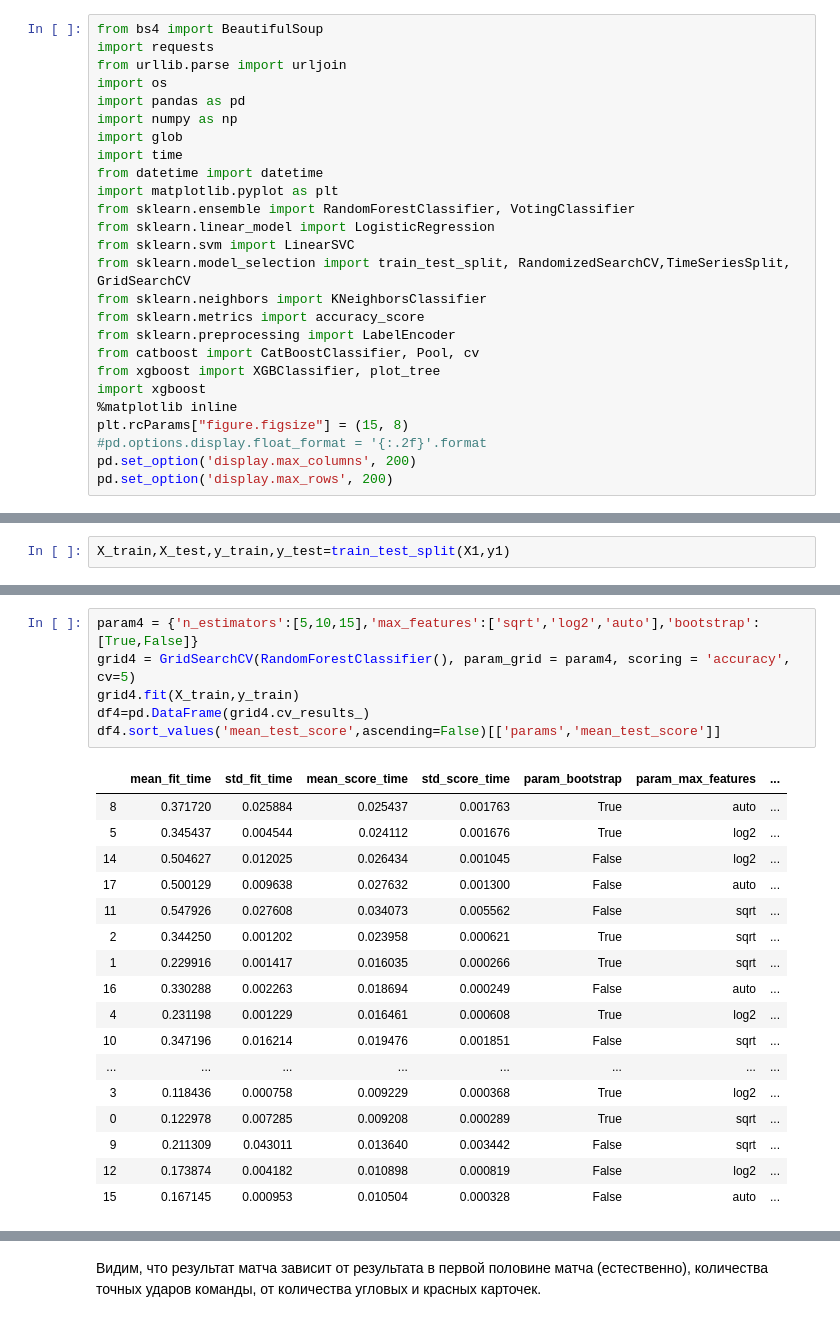
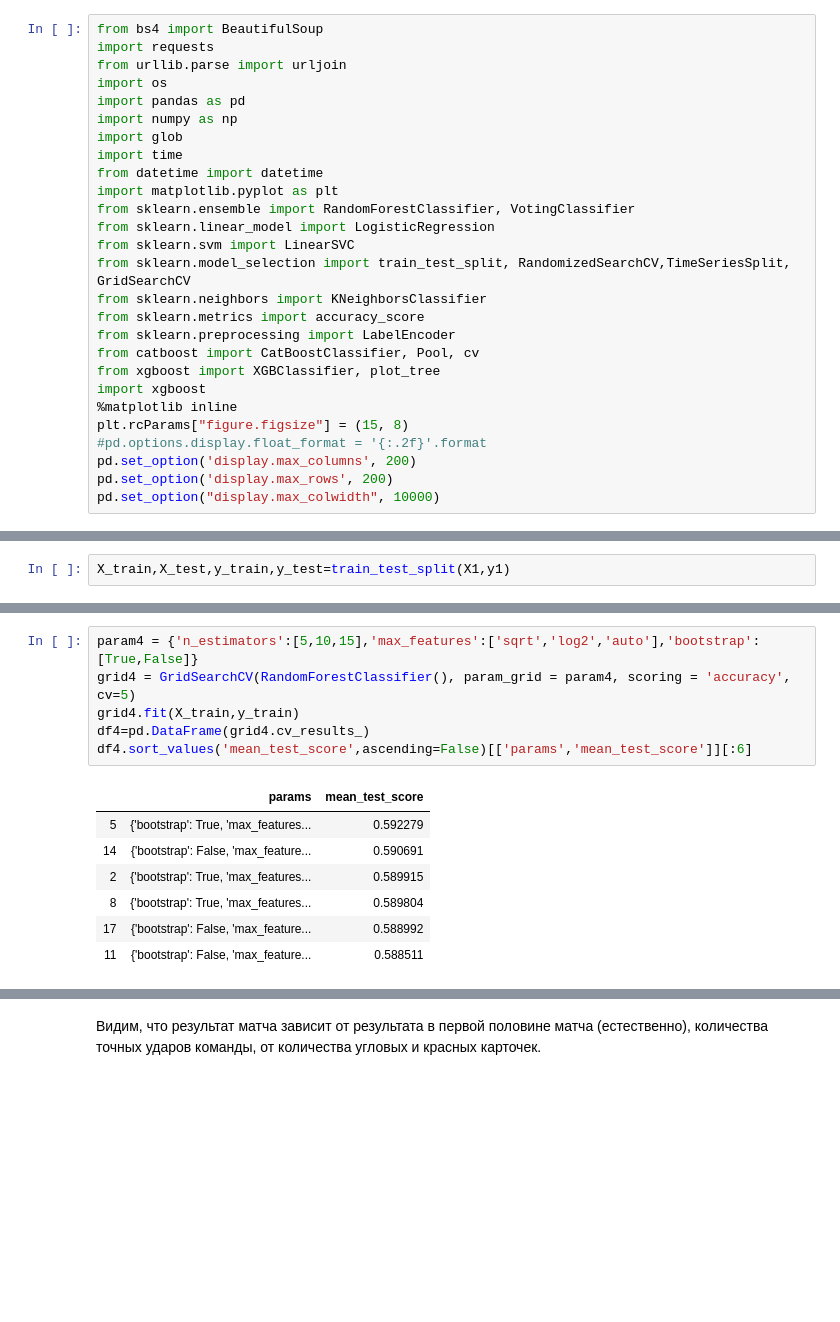
Before and after one commit to guzelfey/ds-2019-03, a Jupyter notebook: football.ipynb, the cells around one changed output, grey strips where cells are left out. Cells and saved outputs as stored; diff of their text form; blank space fills up the shorter version.

```diff
--- a/football.ipynb
+++ b/football.ipynb
@@ -26,6 +26,7 @@ plt.rcParams["figure.figsize"] = (15, 8)
 #pd.options.display.float_format = '{:.2f}'.format
 pd.set_option('display.max_columns', 200)
 pd.set_option('display.max_rows', 200)
+pd.set_option("display.max_colwidth", 10000)
 # %% [markdown]
 Загрузим данные с сайта.
 # %%
@@ -408,27 +371,17 @@ df3.sort_values('mean_test_score',ascending=False)[['params','mean_test_score']]
 # %%
 param4 = {'n_estimators':[5,10,15],'max_features':['sqrt','log2','auto'],'bootstrap':[True,False]}
 grid4 = GridSearchCV(RandomForestClassifier(), param_grid = param4, scoring = 'accuracy', cv=5)
 grid4.fit(X_train,y_train)
 df4=pd.DataFrame(grid4.cv_results_)
-df4.sort_values('mean_test_score',ascending=False)[['params','mean_test_score']]
+df4.sort_values('mean_test_score',ascending=False)[['params','mean_test_score']][:6]
 # %% [output]
-|  | mean_fit_time | std_fit_time | mean_score_time | std_score_time | param_bootstrap | param_max_features | ... |
-| 8 | 0.371720 | 0.025884 | 0.025437 | 0.001763 | True | auto | ... |
-| 5 | 0.345437 | 0.004544 | 0.024112 | 0.001676 | True | log2 | ... |
-| 14 | 0.504627 | 0.012025 | 0.026434 | 0.001045 | False | log2 | ... |
-| 17 | 0.500129 | 0.009638 | 0.027632 | 0.001300 | False | auto | ... |
-| 11 | 0.547926 | 0.027608 | 0.034073 | 0.005562 | False | sqrt | ... |
-| 2 | 0.344250 | 0.001202 | 0.023958 | 0.000621 | True | sqrt | ... |
-| 1 | 0.229916 | 0.001417 | 0.016035 | 0.000266 | True | sqrt | ... |
-| 16 | 0.330288 | 0.002263 | 0.018694 | 0.000249 | False | auto | ... |
-| 4 | 0.231198 | 0.001229 | 0.016461 | 0.000608 | True | log2 | ... |
-| 10 | 0.347196 | 0.016214 | 0.019476 | 0.001851 | False | sqrt | ... |
-| ... | ... | ... | ... | ... | ... | ... | ... |
-| 3 | 0.118436 | 0.000758 | 0.009229 | 0.000368 | True | log2 | ... |
-| 0 | 0.122978 | 0.007285 | 0.009208 | 0.000289 | True | sqrt | ... |
-| 9 | 0.211309 | 0.043011 | 0.013640 | 0.003442 | False | sqrt | ... |
-| 12 | 0.173874 | 0.004182 | 0.010898 | 0.000819 | False | log2 | ... |
-| 15 | 0.167145 | 0.000953 | 0.010504 | 0.000328 | False | auto | ... |
+|  | params | mean_test_score |
+| 5 | {'bootstrap': True, 'max_features... | 0.592279 |
+| 14 | {'bootstrap': False, 'max_feature... | 0.590691 |
+| 2 | {'bootstrap': True, 'max_features... | 0.589915 |
+| 8 | {'bootstrap': True, 'max_features... | 0.589804 |
+| 17 | {'bootstrap': False, 'max_feature... | 0.588992 |
+| 11 | {'bootstrap': False, 'max_feature... | 0.588511 |
 # %%
 cbc=CatBoostClassifier(loss_function='MultiClass',random_seed=42,logging_level='Silent')
 cbc.fit(X_train, y_train, eval_set=(X_test, y_test), plot=True)
```
Also changed, not shown: parts of 19 cells of this notebook.
